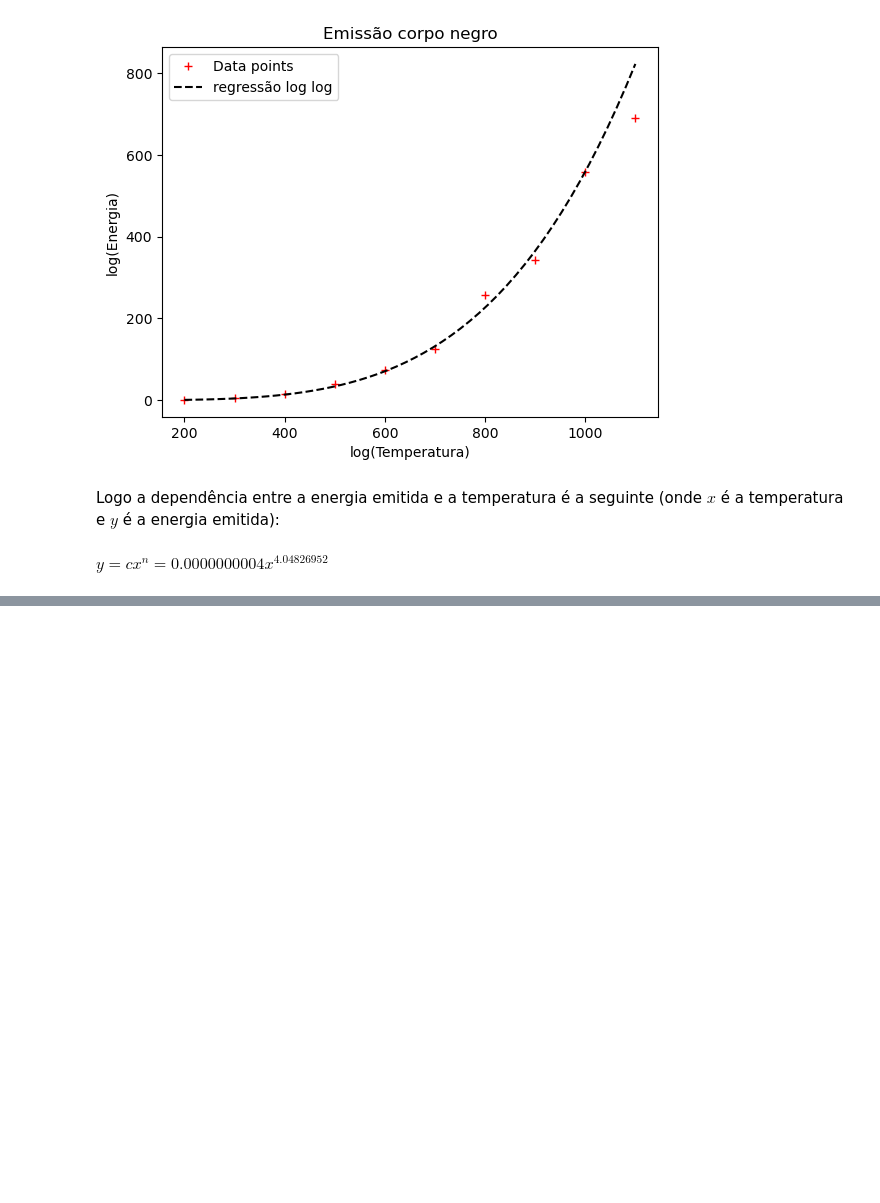
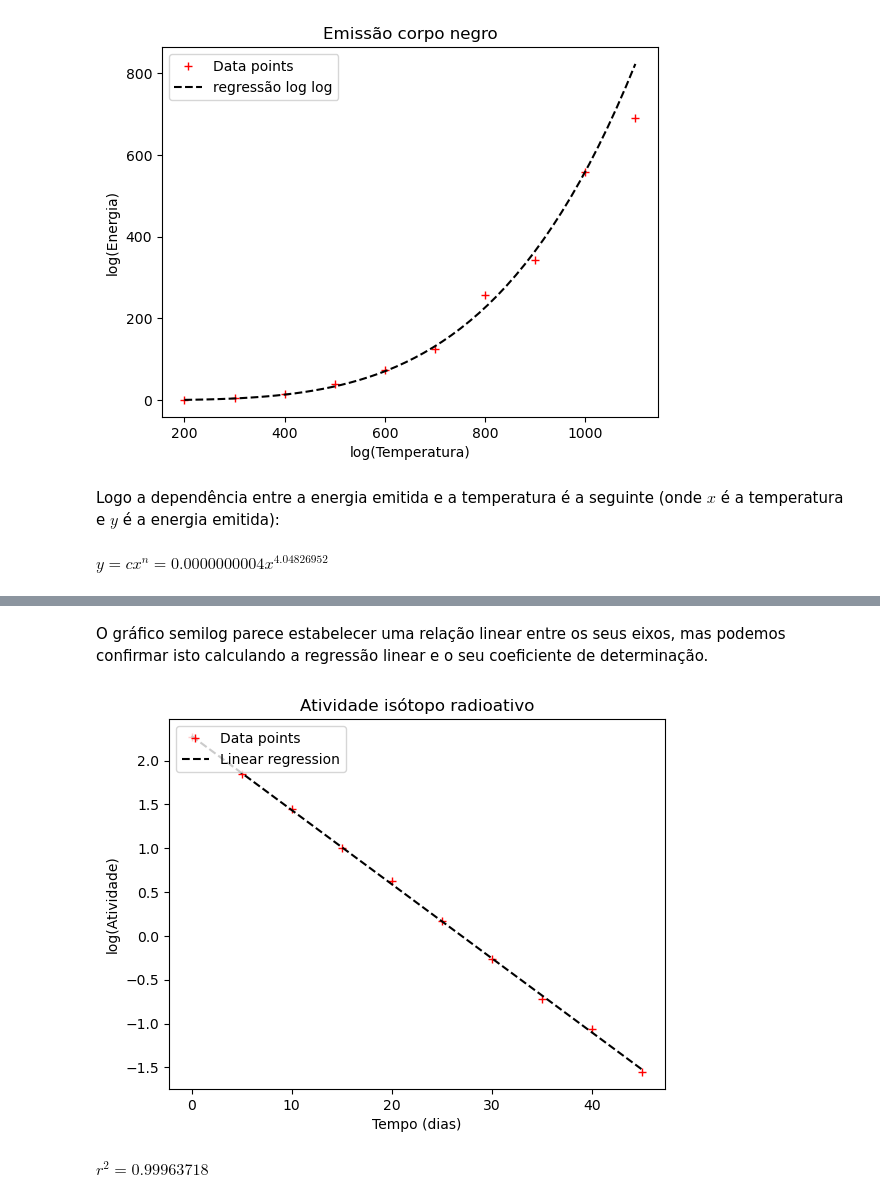
Before and after one commit to JCapucho/universidade, a Jupyter notebook: MSF/aula02/guião.ipynb, the cells around one changed output, grey strips where cells are left out. Drawn from its saved outputs; the diff is of its cells as text; code cells hidden in the pictures; blank space fills up the shorter version.

```diff
--- a/MSF/aula02/guião.ipynb
+++ b/MSF/aula02/guião.ipynb
@@ -428,0 +486,20 @@ $\displaystyle y = cx^n = 0.0000000004x^{ 4.04826952 }$
+# %% [markdown]
+O gráfico semilog parece estabelecer uma relação linear entre os seus eixos, mas podemos confirmar isto calculando a regressão linear e o seu coeficiente de determinação.
+# %%
+reg = linreg(t, logy)
+
+plt.plot(t, logy, "r+", label="Data points")
+plt.plot(t, reg.apply(t), "--k", label="Linear regression")
+plt.xlabel("Tempo (dias)")
+plt.ylabel("log(Atividade)")
+plt.legend(loc="upper left")
+plt.title("Atividade isótopo radioativo")
+plt.show()
+
+m = reg.m
+b = reg.b
+
+display(Math(r'r^2 = {:.8f}'.format(reg.r2)))
+# %% [output]
+[figure, added]
+$\displaystyle r^2 = 0.99963718$
```
Also changed, not shown: parts of 13 cells of this notebook.
